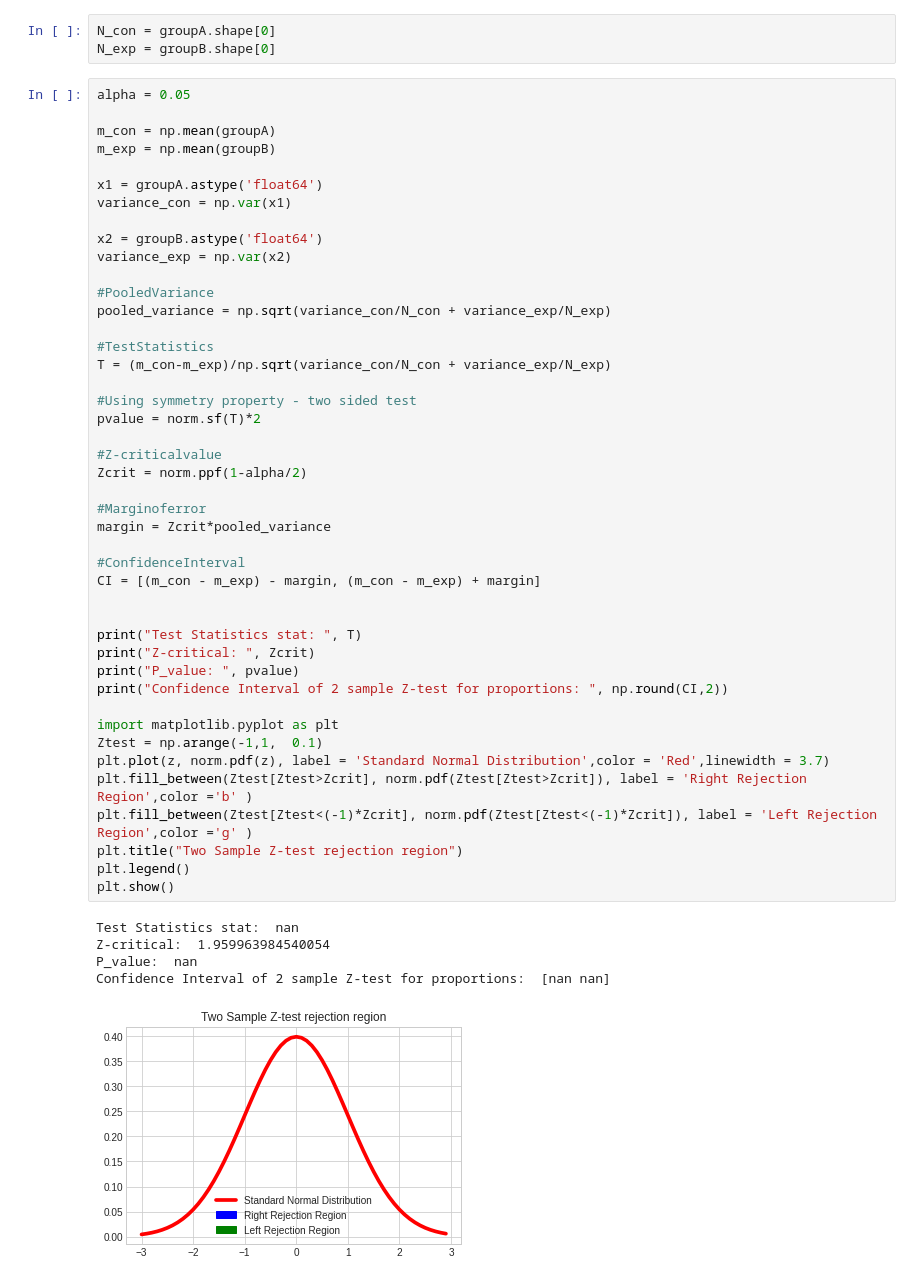
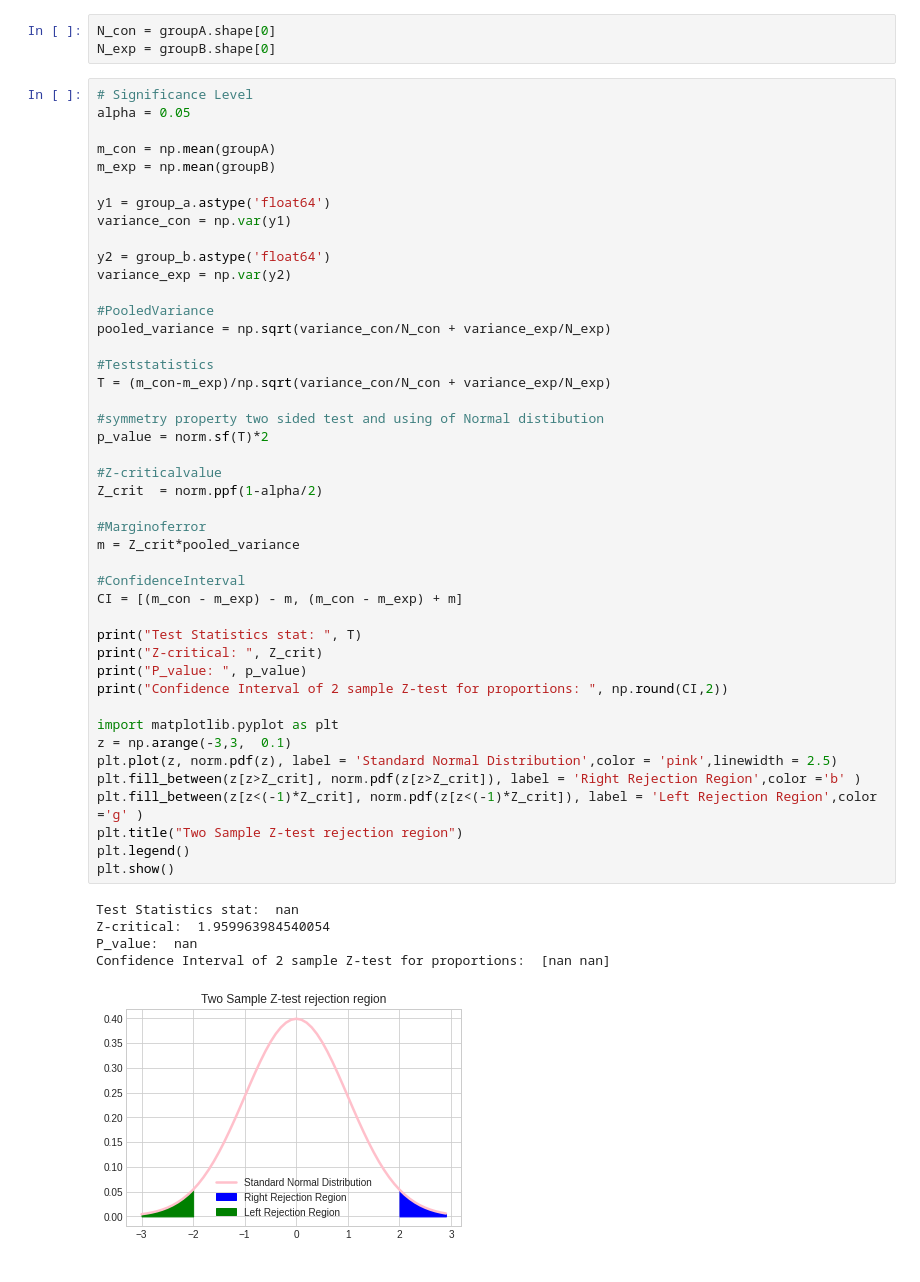
Before and after one commit to Aranagut/Tejaswini_INFO5502_Spring2022, a Jupyter notebook: INFO_5502_Final_Exam_Spring2022.ipynb, the cells around one changed output. Cells and saved outputs as stored; diff of their text form.

```diff
--- a/INFO_5502_Final_Exam_Spring2022.ipynb
+++ b/INFO_5502_Final_Exam_Spring2022.ipynb
@@ -236,52 +234,52 @@ groupB = data_df1[(data_df1['incentivized'] == "NoIncentive") | (data_df1['incen
 N_con = groupA.shape[0]
 N_exp = groupB.shape[0]
 # %%
+# Significance Level
 alpha = 0.05
 
 m_con = np.mean(groupA)
 m_exp = np.mean(groupB)
 
-x1 = groupA.astype('float64')
-variance_con = np.var(x1)
+y1 = group_a.astype('float64')
+variance_con = np.var(y1)
 
-x2 = groupB.astype('float64')
-variance_exp = np.var(x2)
+y2 = group_b.astype('float64')
+variance_exp = np.var(y2)
 
 #PooledVariance
 pooled_variance = np.sqrt(variance_con/N_con + variance_exp/N_exp)
 
-#TestStatistics
+#Teststatistics
 T = (m_con-m_exp)/np.sqrt(variance_con/N_con + variance_exp/N_exp)
 
-#Using symmetry property - two sided test
-pvalue = norm.sf(T)*2
+#symmetry property two sided test and using of Normal distibution
+p_value = norm.sf(T)*2
 
 #Z-criticalvalue
-Zcrit = norm.ppf(1-alpha/2)
+Z_crit  = norm.ppf(1-alpha/2)
 
 #Marginoferror
-margin = Zcrit*pooled_variance
+m = Z_crit*pooled_variance
 
 #ConfidenceInterval
-CI = [(m_con - m_exp) - margin, (m_con - m_exp) + margin]
-
+CI = [(m_con - m_exp) - m, (m_con - m_exp) + m]
 
 print("Test Statistics stat: ", T)
-print("Z-critical: ", Zcrit)
-print("P_value: ", pvalue)
+print("Z-critical: ", Z_crit)
+print("P_value: ", p_value)
 print("Confidence Interval of 2 sample Z-test for proportions: ", np.round(CI,2))
 
 import matplotlib.pyplot as plt
-Ztest = np.arange(-1,1,  0.1)
-plt.plot(z, norm.pdf(z), label = 'Standard Normal Distribution',color = 'Red',linewidth = 3.7)
-plt.fill_between(Ztest[Ztest>Zcrit], norm.pdf(Ztest[Ztest>Zcrit]), label = 'Right Rejection Region',color ='b' )
-plt.fill_between(Ztest[Ztest<(-1)*Zcrit], norm.pdf(Ztest[Ztest<(-1)*Zcrit]), label = 'Left Rejection Region',color ='g' )
+z = np.arange(-3,3,  0.1)
+plt.plot(z, norm.pdf(z), label = 'Standard Normal Distribution',color = 'pink',linewidth = 2.5)
+plt.fill_between(z[z>Z_crit], norm.pdf(z[z>Z_crit]), label = 'Right Rejection Region',color ='b' )
+plt.fill_between(z[z<(-1)*Z_crit], norm.pdf(z[z<(-1)*Z_crit]), label = 'Left Rejection Region',color ='g' )
 plt.title("Two Sample Z-test rejection region")
 plt.legend()
 plt.show()
 # %% [output]
 Test Statistics stat:  nan
 Z-critical:  1.959963984540054
 P_value:  nan
 Confidence Interval of 2 sample Z-test for proportions:  [nan nan]
-[figure, old version]
+[figure, new version]
```
Also changed, not shown: parts of 1 cell of this notebook.
